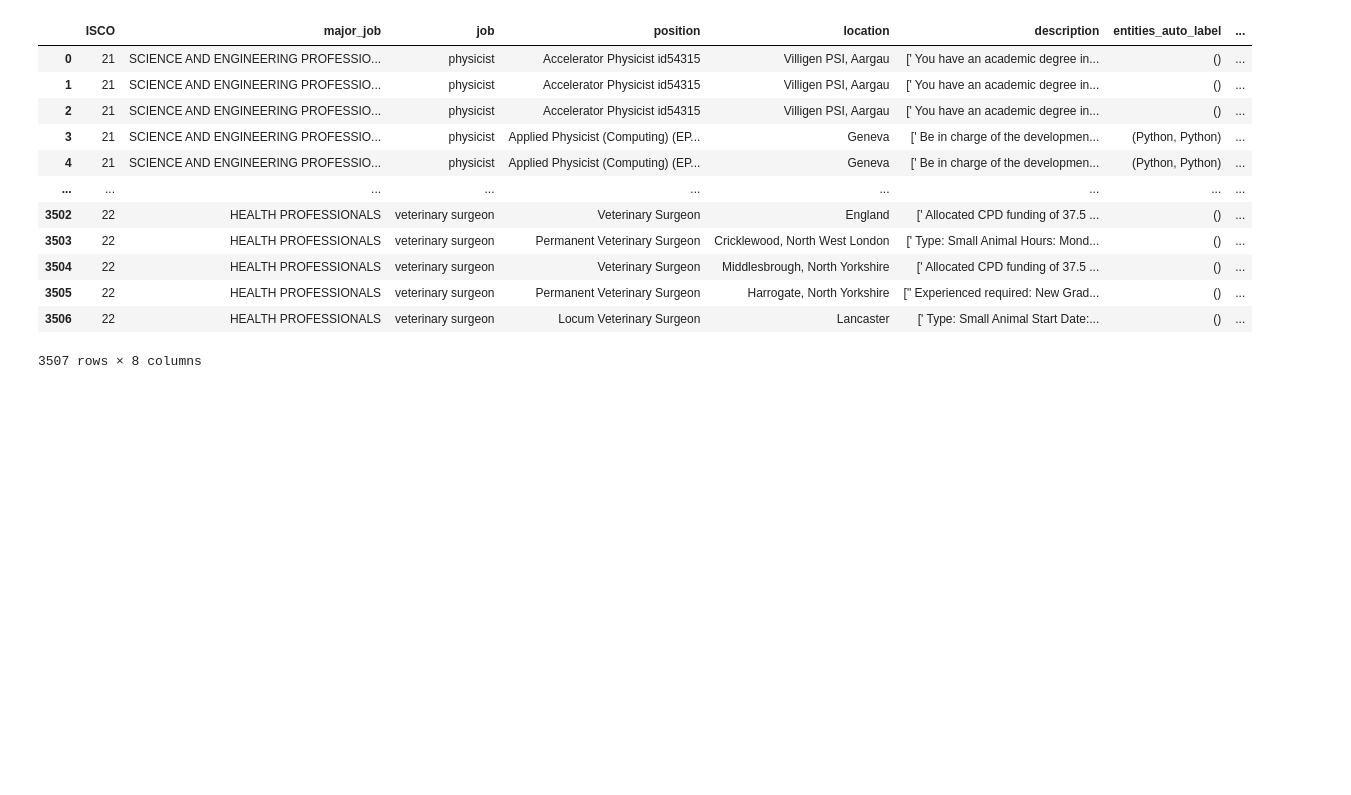
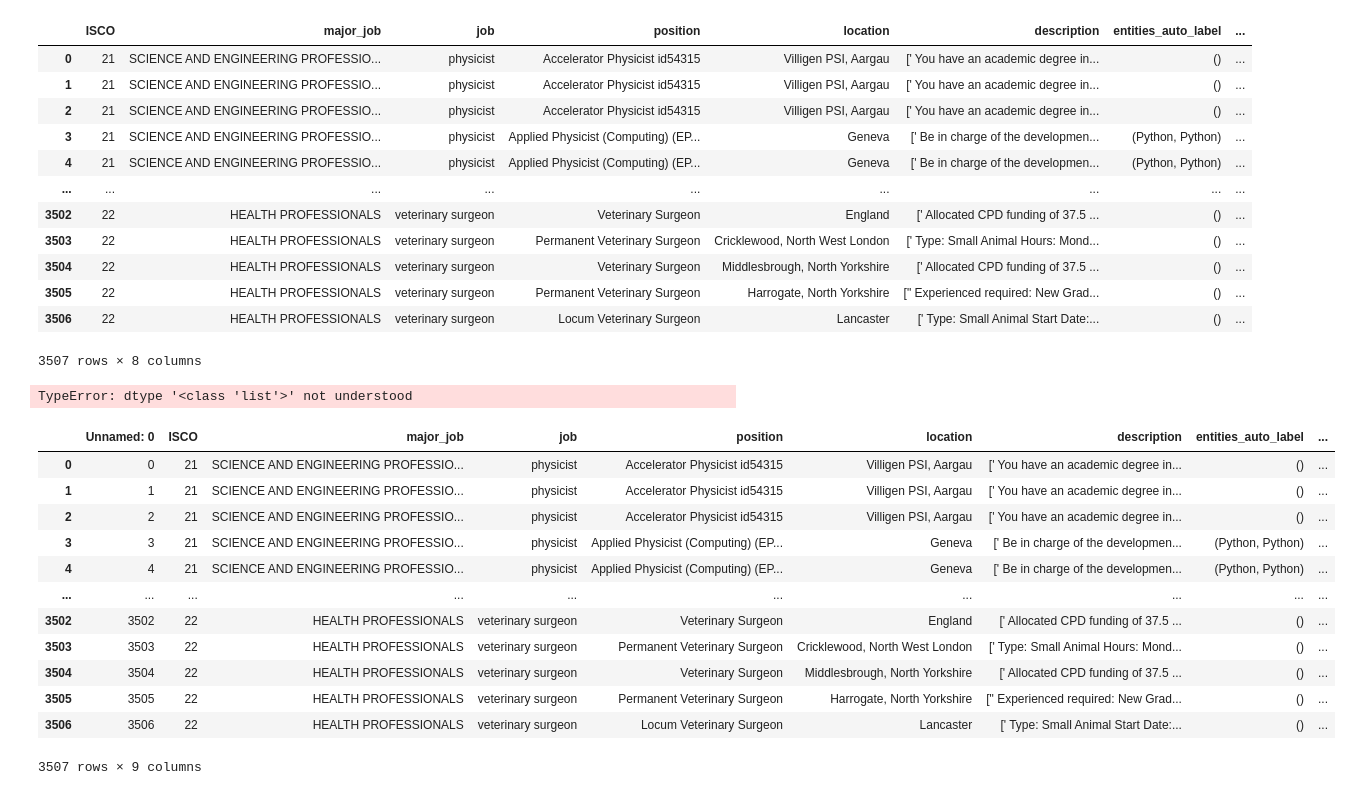
Before and after one commit to macrodrigues/skills_matcher, a Jupyter notebook: notebooks/test_notebooks/test_df.ipynb, the cells around one changed output. Cells and saved outputs as stored; diff of their text form; code cells hidden in the pictures; blank space fills up the shorter version.

Commit message:
Data with entities, both manual and auto

```diff
--- a/notebooks/test_notebooks/Untitled.ipynb
+++ b/notebooks/test_notebooks/test_df.ipynb
@@ -64,3 +66,26 @@ data_final
 | 3505 | 22 | HEALTH PROFESSIONALS | veterinary surgeon | Permanent Veterinary Surgeon | Harrogate, North Yorkshire | [" Experienced required: New Grad... | () | ... |
 | 3506 | 22 | HEALTH PROFESSIONALS | veterinary surgeon | Locum Veterinary Surgeon | Lancaster | [' Type: Small Animal Start Date:... | () | ... |
 3507 rows × 8 columns
+# %%
+df = pd.read_csv('data_final_raw.csv')
+# %%
+from ast import literal_eval
+df.entities_auto_label= df.entities_auto_label.astype(list)
+# %% [output]
+TypeError: dtype '<class 'list'>' not understood
+# %%
+df
+# %% [output]
+|  | Unnamed: 0 | ISCO | major_job | job | position | location | description | entities_auto_label | ... |
+| 0 | 0 | 21 | SCIENCE AND ENGINEERING PROFESSIO... | physicist | Accelerator Physicist id54315 | Villigen PSI, Aargau | [' You have an academic degree in... | () | ... |
+| 1 | 1 | 21 | SCIENCE AND ENGINEERING PROFESSIO... | physicist | Accelerator Physicist id54315 | Villigen PSI, Aargau | [' You have an academic degree in... | () | ... |
+| 2 | 2 | 21 | SCIENCE AND ENGINEERING PROFESSIO... | physicist | Accelerator Physicist id54315 | Villigen PSI, Aargau | [' You have an academic degree in... | () | ... |
+| 3 | 3 | 21 | SCIENCE AND ENGINEERING PROFESSIO... | physicist | Applied Physicist (Computing) (EP... | Geneva | [' Be in charge of the developmen... | (Python, Python) | ... |
+| 4 | 4 | 21 | SCIENCE AND ENGINEERING PROFESSIO... | physicist | Applied Physicist (Computing) (EP... | Geneva | [' Be in charge of the developmen... | (Python, Python) | ... |
+| ... | ... | ... | ... | ... | ... | ... | ... | ... | ... |
+| 3502 | 3502 | 22 | HEALTH PROFESSIONALS | veterinary surgeon | Veterinary Surgeon | England | [' Allocated CPD funding of 37.5 ... | () | ... |
+| 3503 | 3503 | 22 | HEALTH PROFESSIONALS | veterinary surgeon | Permanent Veterinary Surgeon | Cricklewood, North West London | [' Type: Small Animal Hours: Mond... | () | ... |
+| 3504 | 3504 | 22 | HEALTH PROFESSIONALS | veterinary surgeon | Veterinary Surgeon | Middlesbrough, North Yorkshire | [' Allocated CPD funding of 37.5 ... | () | ... |
+| 3505 | 3505 | 22 | HEALTH PROFESSIONALS | veterinary surgeon | Permanent Veterinary Surgeon | Harrogate, North Yorkshire | [" Experienced required: New Grad... | () | ... |
+| 3506 | 3506 | 22 | HEALTH PROFESSIONALS | veterinary surgeon | Locum Veterinary Surgeon | Lancaster | [' Type: Small Animal Start Date:... | () | ... |
+3507 rows × 9 columns
```
Also changed, not shown: parts of 1 cell of this notebook, 1 other file.
